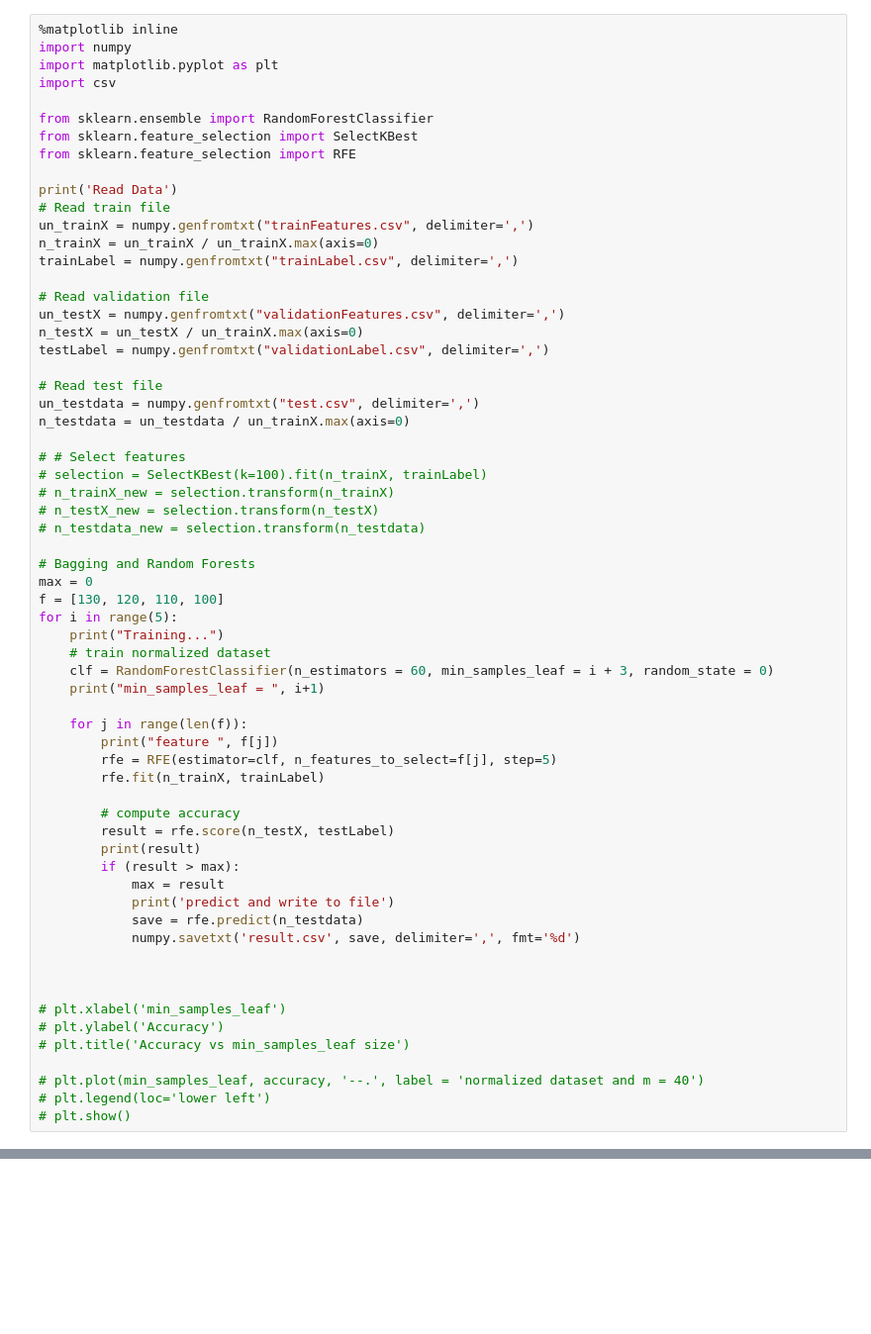
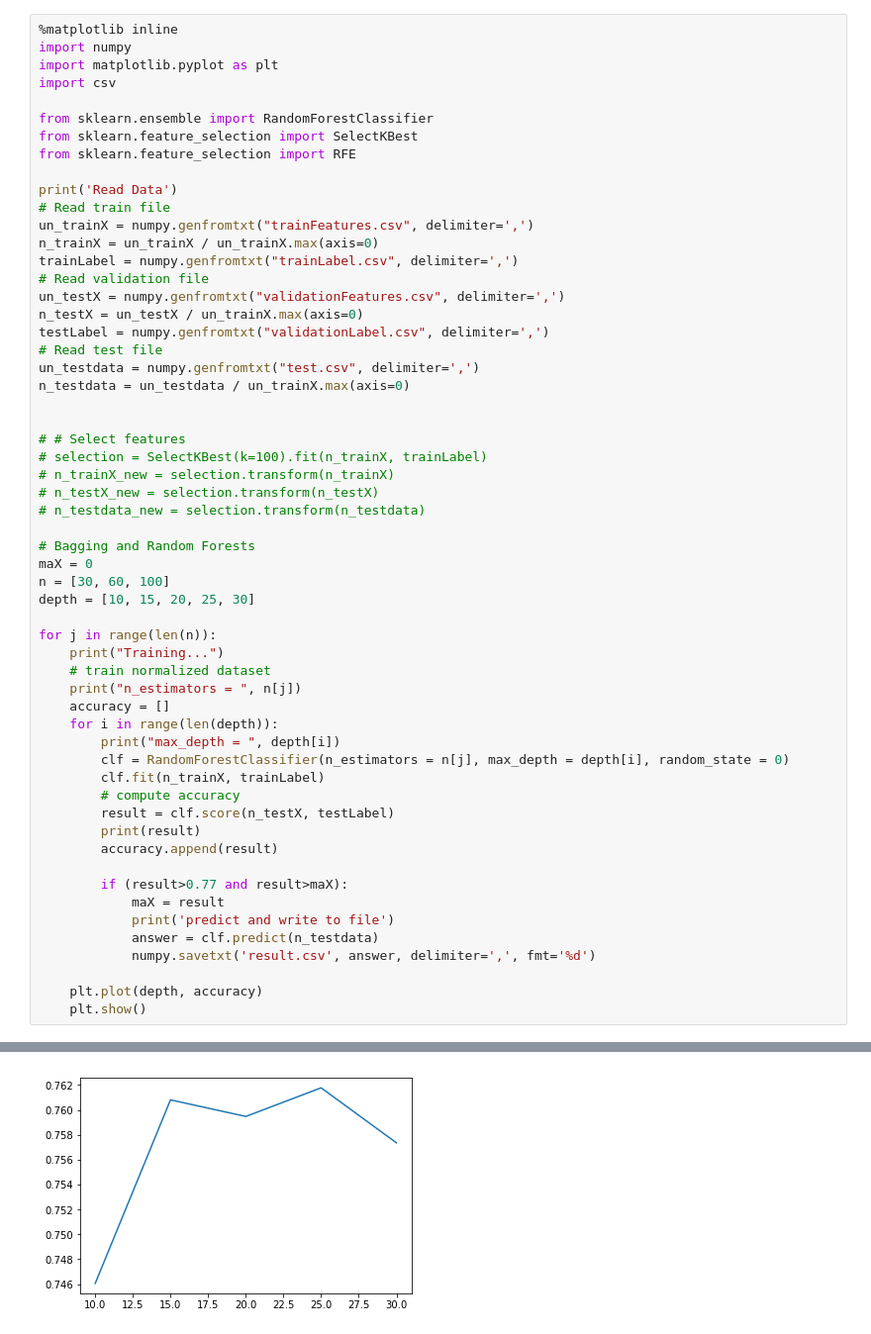
Before and after one commit to sunshine-syz/MachineLearingProject, a Jupyter notebook: RandomForests.ipynb, the cells around one changed output, grey strips where cells are left out. Shown at 99% size. Saved outputs shown, nothing was run; the diff lists cells and outputs as text; blank space fills up the shorter version.

```diff
--- a/RandomForests.ipynb
+++ b/RandomForests.ipynb
@@ -13,15 +13,14 @@ print('Read Data')
 un_trainX = numpy.genfromtxt("trainFeatures.csv", delimiter=',')
 n_trainX = un_trainX / un_trainX.max(axis=0)
 trainLabel = numpy.genfromtxt("trainLabel.csv", delimiter=',')
-
 # Read validation file
 un_testX = numpy.genfromtxt("validationFeatures.csv", delimiter=',')
 n_testX = un_testX / un_trainX.max(axis=0)
 testLabel = numpy.genfromtxt("validationLabel.csv", delimiter=',')
-
 # Read test file
 un_testdata = numpy.genfromtxt("test.csv", delimiter=',')
 n_testdata = un_testdata / un_trainX.max(axis=0)
+
 
 # # Select features
 # selection = SelectKBest(k=100).fit(n_trainX, trainLabel)
@@ -30,37 +29,32 @@ n_testdata = un_testdata / un_trainX.max(axis=0)
 # n_testdata_new = selection.transform(n_testdata)
 
 # Bagging and Random Forests
-max = 0
-f = [130, 120, 110, 100]
-for i in range(5):
+maX = 0
+n = [30, 60, 100]
+depth = [10, 15, 20, 25, 30]
+
+for j in range(len(n)):
     print("Training...")
     # train normalized dataset
-    clf = RandomForestClassifier(n_estimators = 60, min_samples_leaf = i + 3, random_state = 0)
-    print("min_samples_leaf = ", i+1)
+    print("n_estimators = ", n[j])
+    accuracy = []
+    for i in range(len(depth)):
+        print("max_depth = ", depth[i])
+        clf = RandomForestClassifier(n_estimators = n[j], max_depth = depth[i], random_state = 0)
+        clf.fit(n_trainX, trainLabel)
+        # compute accuracy
+        result = clf.score(n_testX, testLabel)
+        print(result)
+        accuracy.append(result)
 
-    for j in range(len(f)):
-        print("feature ", f[j])
-        rfe = RFE(estimator=clf, n_features_to_select=f[j], step=5)
-        rfe.fit(n_trainX, trainLabel)
+        if (result>0.77 and result>maX):
+            maX = result
+            print('predict and write to file')
+            answer = clf.predict(n_testdata)
+            numpy.savetxt('result.csv', answer, delimiter=',', fmt='%d')
 
-        # compute accuracy
-        result = rfe.score(n_testX, testLabel)
-        print(result)
-        if (result > max):
-            max = result
-            print('predict and write to file')
-            save = rfe.predict(n_testdata)
-            numpy.savetxt('result.csv', save, delimiter=',', fmt='%d')
-
-
-
-# plt.xlabel('min_samples_leaf')
-# plt.ylabel('Accuracy')
-# plt.title('Accuracy vs min_samples_leaf size')
-
-# plt.plot(min_samples_leaf, accuracy, '--.', label = 'normalized dataset and m = 40')
-# plt.legend(loc='lower left')
-# plt.show()
+    plt.plot(depth, accuracy)
+    plt.show()
 # %% [output]
 Read Data
 Training...
@@ -84,0 +72 @@ feature  120
+[figure, added]
```
Also changed, not shown: parts of 2 cells of this notebook, 6 other files.
